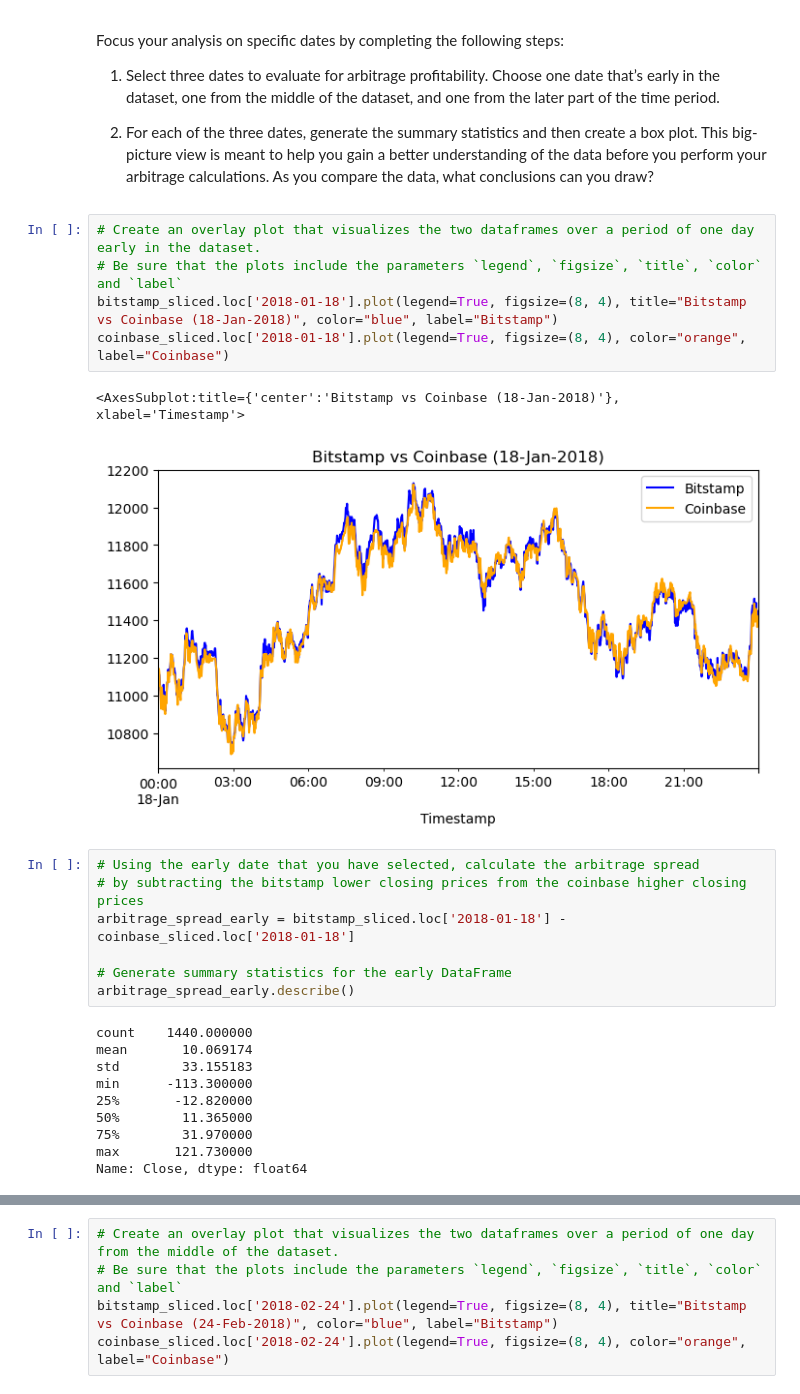
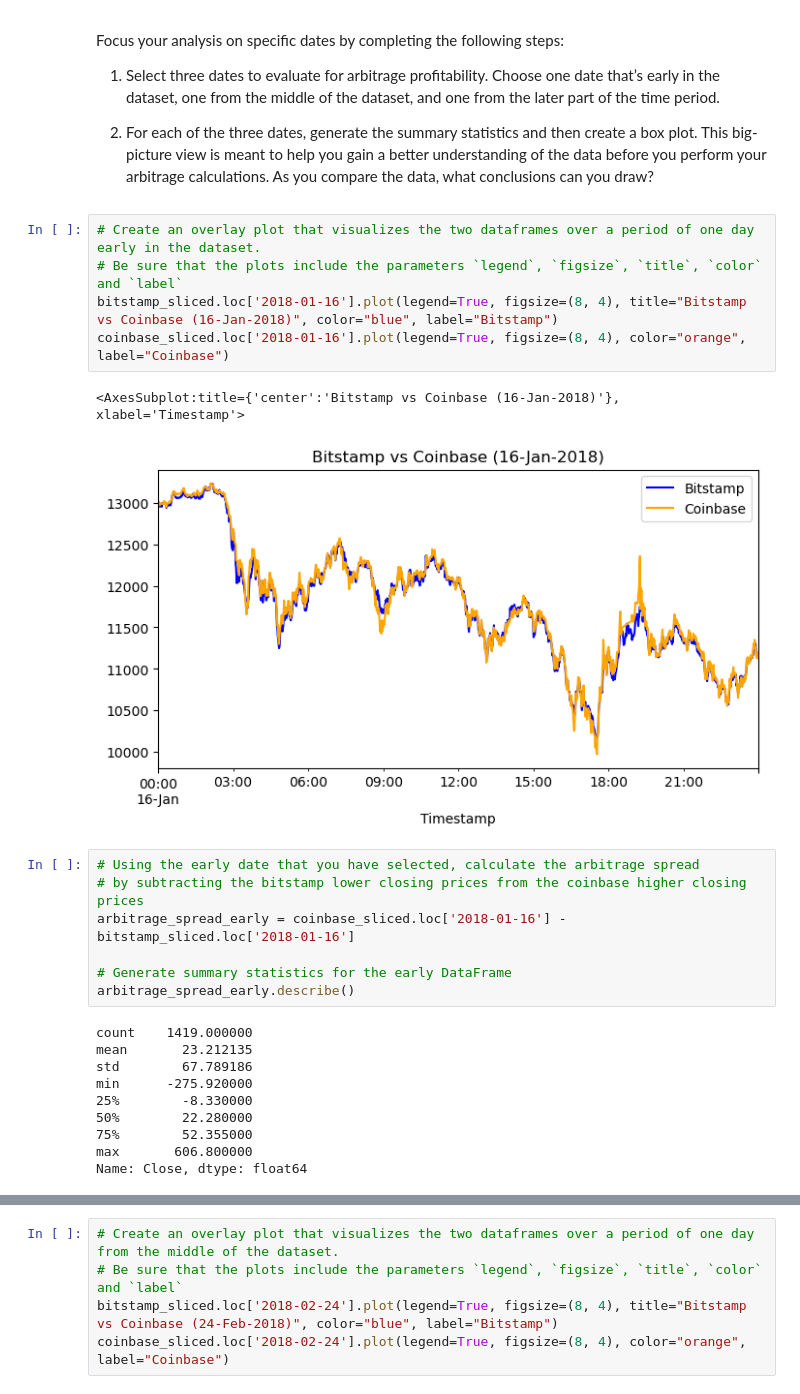
Before and after one commit to LourdesDB/crypto_arbitrage, a Jupyter notebook: crypto_arbitrage.ipynb, the cells around one changed output, grey strips where cells are left out. Cells and saved outputs as stored; diff of their text form.

Commit message:
Crypto arbitrage report

```diff
--- a/crypto_arbitrage.ipynb
+++ b/crypto_arbitrage.ipynb
@@ -381,27 +381,27 @@ Focus your analysis on specific dates by completing the following steps:
 # %%
 # Create an overlay plot that visualizes the two dataframes over a period of one day early in the dataset.
 # Be sure that the plots include the parameters `legend`, `figsize`, `title`, `color` and `label`
-bitstamp_sliced.loc['2018-01-18'].plot(legend=True, figsize=(8, 4), title="Bitstamp vs Coinbase (18-Jan-2018)", color="blue", label="Bitstamp")
-coinbase_sliced.loc['2018-01-18'].plot(legend=True, figsize=(8, 4), color="orange", label="Coinbase")
+bitstamp_sliced.loc['2018-01-16'].plot(legend=True, figsize=(8, 4), title="Bitstamp vs Coinbase (16-Jan-2018)", color="blue", label="Bitstamp")
+coinbase_sliced.loc['2018-01-16'].plot(legend=True, figsize=(8, 4), color="orange", label="Coinbase")
 # %% [output]
-<AxesSubplot:title={'center':'Bitstamp vs Coinbase (18-Jan-2018)'}, xlabel='Timestamp'>
+<AxesSubplot:title={'center':'Bitstamp vs Coinbase (16-Jan-2018)'}, xlabel='Timestamp'>
-[figure, old version]
+[figure, new version]
 # %%
 # Using the early date that you have selected, calculate the arbitrage spread
 # by subtracting the bitstamp lower closing prices from the coinbase higher closing prices
-arbitrage_spread_early = bitstamp_sliced.loc['2018-01-18'] - coinbase_sliced.loc['2018-01-18']
+arbitrage_spread_early = coinbase_sliced.loc['2018-01-16'] - bitstamp_sliced.loc['2018-01-16']
 
 # Generate summary statistics for the early DataFrame
 arbitrage_spread_early.describe()
 # %% [output]
-count    1440.000000
-mean       10.069174
-std        33.155183
-min      -113.300000
-25%       -12.820000
-50%        11.365000
-75%        31.970000
-max       121.730000
+count    1419.000000
+mean       23.212135
+std        67.789186
+min      -275.920000
+25%        -8.330000
+50%        22.280000
+75%        52.355000
+max       606.800000
 Name: Close, dtype: float64
 # %%
 # Visualize the arbitrage spread from early in the dataset in a box plot
```
Also changed, not shown: parts of 41 cells of this notebook, 5 other files.
